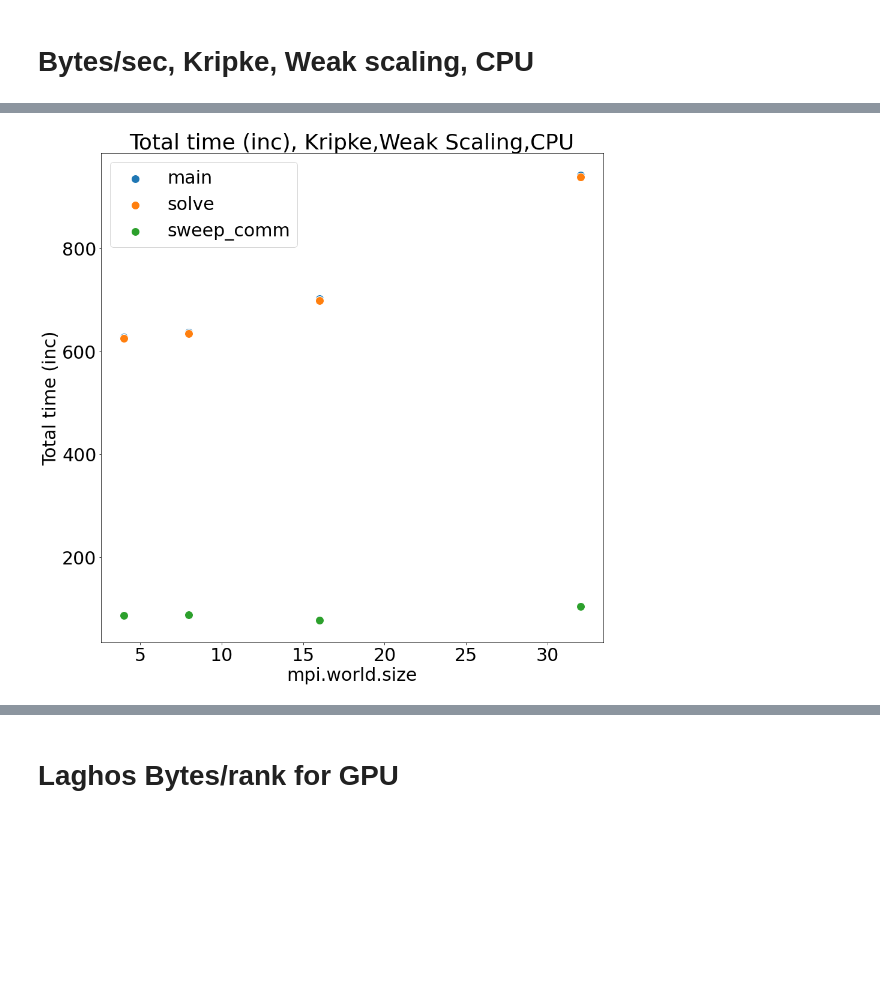
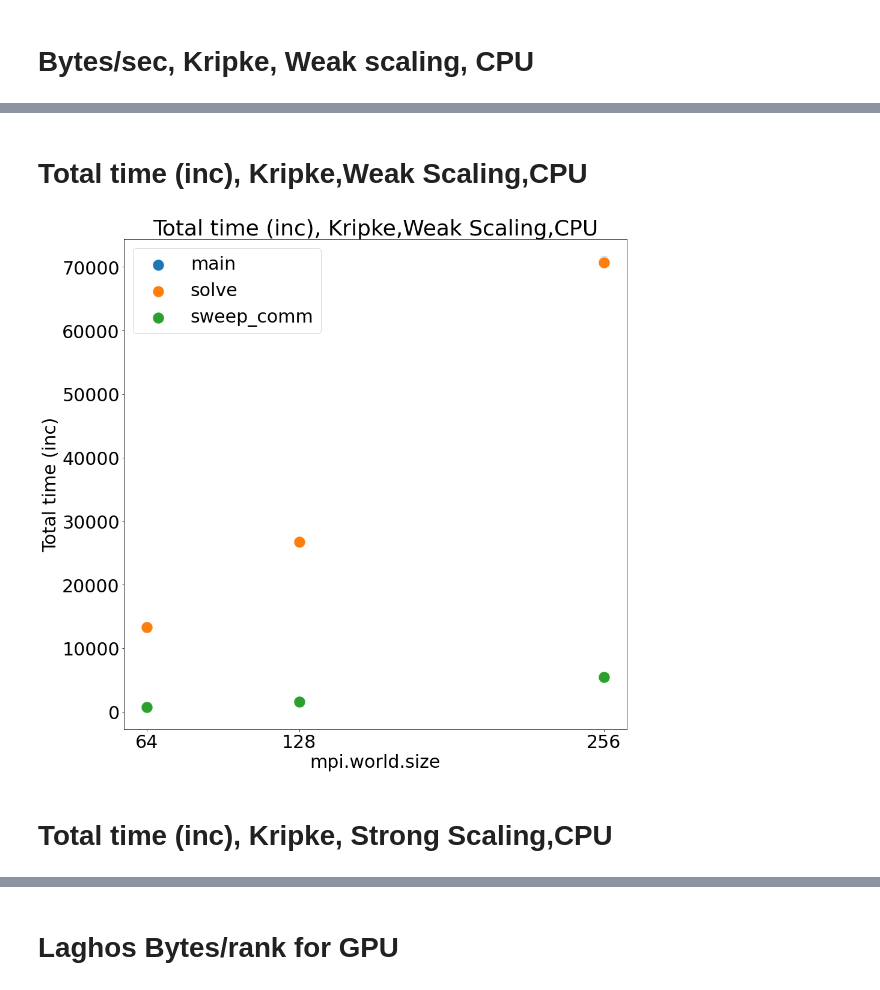
Before and after one commit to gracenansamba/BenchParkAnalysis, a Jupyter notebook: Comm_dynamic.ipynb, the cells around one changed output, grey strips where cells are left out. Cells and saved outputs as stored; diff of their text form; code cells hidden in the pictures; blank space fills up the shorter version.

```diff
--- a/Comm_dynamic.ipynb
+++ b/Comm_dynamic.ipynb
@@ -30,7 +27,7 @@ kripke_cali_files_strong = glob.glob(f"{kripke_files_strong}/**/*.cali", recursi
 tk_kripke_strong_scaling = th.Thicket.from_caliperreader(kripke_cali_files_strong, string_attributes="loop")
 
 kripke_files_weak = "/usr/workspace/nansamba1/dane-2-6-25/kripke-benchmark-weak-openmp/dane-system/workspace/experiments/kripke/kripke"
-kripke_cali_files_weak = glob.glob(f"{kripke_files_strong}/**/*.cali", recursive=True)
+kripke_cali_files_weak = glob.glob(f"{kripke_files_weak}/**/*.cali", recursive=True)
 kripke_cali_files_weak = [file for file in kripke_cali_files_weak if '512' not in file]
 tk_kripke_weak_scaling = th.Thicket.from_caliperreader(kripke_cali_files_weak, string_attributes="loop")
 
@@ -355,3 +458,5 @@ fig.savefig("Msgs per sec AMG_Kripke_weak_cpu_25.png", facecolor='white', transp
+# %% [markdown]
+# Total time (inc), Kripke,Weak Scaling,CPU
 # %%
 import seaborn as sns
 import matplotlib.pyplot as plt
@@ -384,34 +489,37 @@ fig, ax = plt.subplots(1,1, figsize=(15, 15), sharey=False)
 
 #sns.lineplot(data=amg_node_strong, ax=ax[0], x='mpi.world.size', y='Avg Time Per Loop', hue="global_x", label="strong")
 #sns.scatterplot(data=amg_node_weak_main, ax=ax[0], x='mpi.world.size', y='Total time (inc)', label="main", s=200)
 #sns.scatterplot(data=amg_node_weak, ax=ax[0], x='mpi.world.size', y='Total time (inc)', label="hypre_BoomerAMGSolve", s=200)
 #sns.scatterplot(data=amg_node_weak_halo, ax=ax[0], x='mpi.world.size', y='Total time (inc)', label="halo_exchange", s=200)
 
 #sns.lineplot(data=kripke_node_strong, x='mpi.world.size', ax=ax[0], y='Msg sent per sec')
-sns.scatterplot(data=kripke_node_weak_main, x='mpi.world.size', ax=ax, y='Total time (inc)', label="main", s=200)
-sns.scatterplot(data=kripke_node_weak, x='mpi.world.size', ax=ax, y='Total time (inc)', label="solve", s=200)
-sns.scatterplot(data=kripke_node_weak_halo, x='mpi.world.size', ax=ax, y='Total time', label="sweep_comm", s=200)
+sns.scatterplot(data=kripke_node_weak_main, x='mpi.world.size', ax=ax, y='Total time (inc)', label="main", s=400)
+sns.scatterplot(data=kripke_node_weak, x='mpi.world.size', ax=ax, y='Total time (inc)', label="solve", s=400)
+sns.scatterplot(data=kripke_node_weak_halo, x='mpi.world.size', ax=ax, y='Total time', label="sweep_comm", s=400)
 
 #ax[0].set_title('Total time (inc), AMG,Weak Scaling,CPU')
 ax.set_title('Total time (inc), Kripke,Weak Scaling,CPU')
 #plt.xlabel('Number of processes')
 #plt.ylabel('Bytes sent (max)')
 #ax[0].set_yscale("log", base=2)
 #ax[1].set_yscale("log", base=2)
 #ax[0].set_xlabel('Number of processes')
 #ax[1].set_xlabel('Number of processes')
 ax.set_ylabel('Total time (inc)')
 ax.set_ylabel('Total time (inc)')
 #ax[0].set_ylim(0, 100)
 #ax[1].set_ylim(0, 1800)
 
 #ax[0].set_xticks([64, 128, 256, 512], ['64', '128', '256', '512'])
 #ax[1].set_xticks([64, 128, 256, 512], ['64', '128', '256', '512'])
+ax.set_xticks([64, 128, 256], ['64', '128', '256'])
 
 #plt.legend(loc='lower right')
 
 # Display the plot
 plt.show()
 fig.savefig("Total time (inc)_AMG_Kripke_cpu.png", facecolor='white', transparent=False)
 # %% [output]
-[figure, old version]
+[figure, new version]
+# %% [markdown]
+# Total time (inc), Kripke, Strong Scaling,CPU
```
Also changed, not shown: parts of 23 cells of this notebook.
